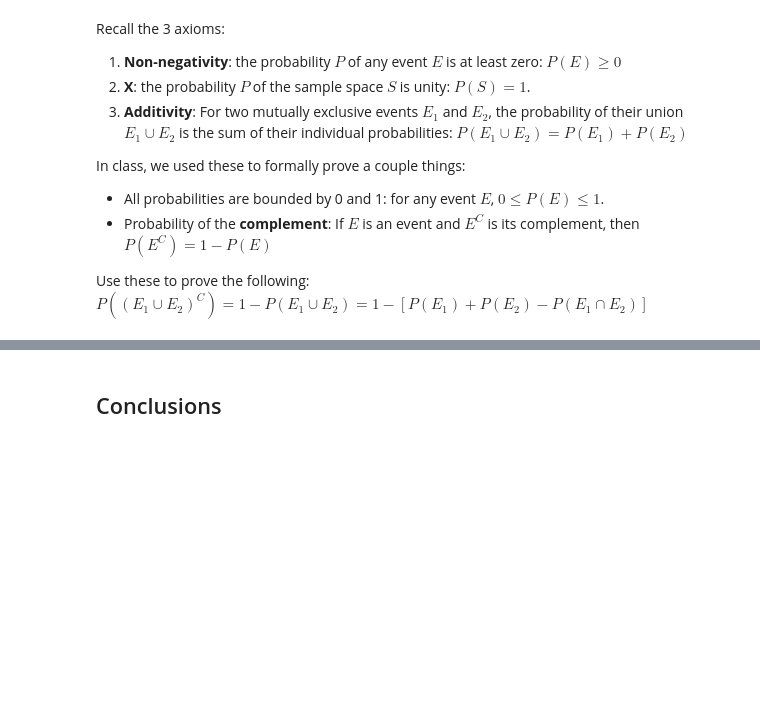
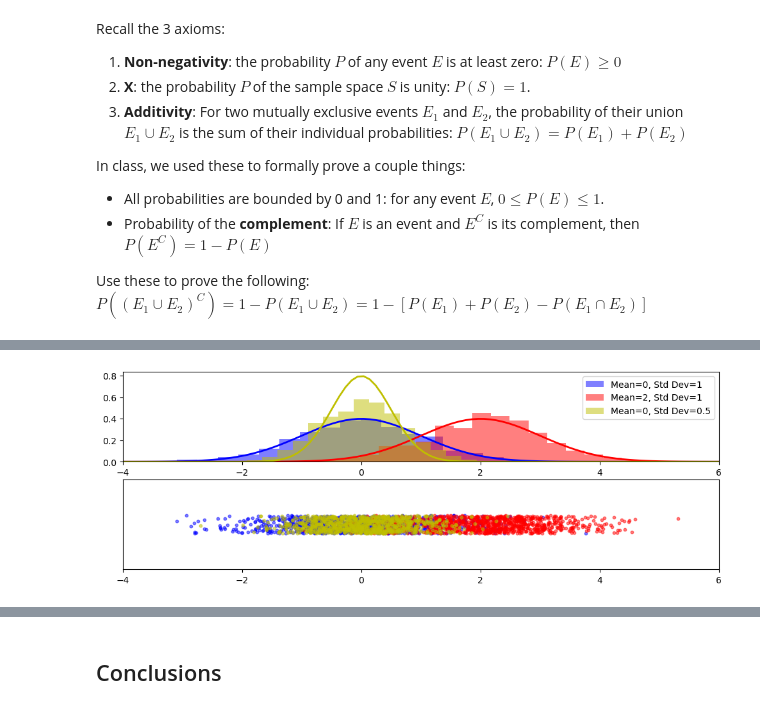
Before and after one commit to spencerahill/stat-methods-course, a Jupyter notebook: lectures/probability-theory.ipynb, the cells around one changed output, grey strips where cells are left out. Saved outputs shown, nothing was run; the diff lists cells and outputs as text; code cells hidden in the pictures; blank space fills up the shorter version.

```diff
--- a/lectures/probability-theory.ipynb
+++ b/lectures/probability-theory.ipynb
@@ -51,0 +243,49 @@ Use these to prove the following: $P((E_1\cup E_2)^C)=1-P(E_1\cup E_2)=1-[P(E_1)
+# %%
+import matplotlib.pyplot as plt
+import numpy as np
+from scipy.stats import norm
+
+N = 1000  # Number of random values
+jitter_amount = 0.01  # Amount of jitter
+
+# Draw N random values from three different normal distributions
+samples1 = np.random.normal(0, 1, N)  # Mean 0, std dev 1
+samples2 = np.random.normal(2, 1, N)  # Mean 2, std dev 1
+samples3 = np.random.normal(0, np.sqrt(0.5), N)  # Mean 0, std dev sqrt(0.5)
+
+# Apply jitter in the y-direction
+jitter1 = np.random.uniform(-jitter_amount, jitter_amount, N)
+jitter2 = np.random.uniform(-jitter_amount, jitter_amount, N)
+jitter3 = np.random.uniform(-jitter_amount, jitter_amount, N)
+
+# Create the plot
+fig, (ax1, ax2) = plt.subplots(2, 1, figsize=(12, 4))
+
+# Histogram and PDF for each normal distribution
+colors = ['b', 'r', 'y']
+means = [0, 2, 0]
+std_devs = [1, 1, 0.5]
+
+for i, (color, mean, std_dev, samples) in enumerate(zip(colors, means, std_devs, [samples1, samples2, samples3])):
+    ax1.hist(samples, bins=20, density=True, alpha=0.5, color=color, label=f'Mean={mean}, Std Dev={std_dev}')
+    x = np.linspace(-4, 6, 100)
+    p = norm.pdf(x, mean, std_dev)
+    ax1.plot(x, p, color, linewidth=2)
+
+# Scatter plot for all distributions
+ax2.scatter(samples1, jitter1, alpha=0.5, s=10, color='b')
+ax2.scatter(samples2, jitter2, alpha=0.5, s=10, color='r')
+ax2.scatter(samples3, jitter3, alpha=0.5, s=10, color='y')
+
+# Legend and axis settings
+ax1.legend()
+ax1.set_xlim(-4, 6)
+ax2.set_xlim(-4, 6)
+ax2.set_ylim(-jitter_amount * 5, jitter_amount * 5)
+
+# Hide y-axis for the scatter plot
+ax2.set_yticks([])
+
+plt.show()
+# %% [output]
+[figure, added]
```
Also changed, not shown: parts of 26 cells of this notebook, 7 other files.
